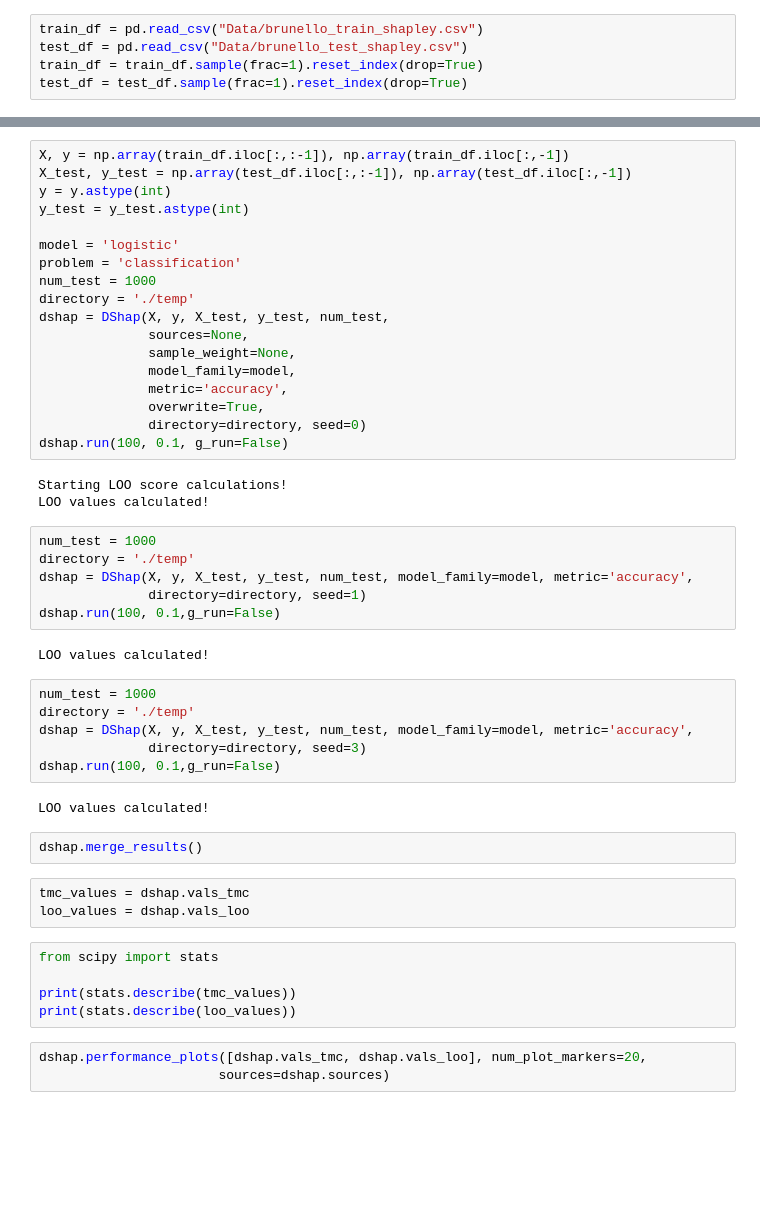
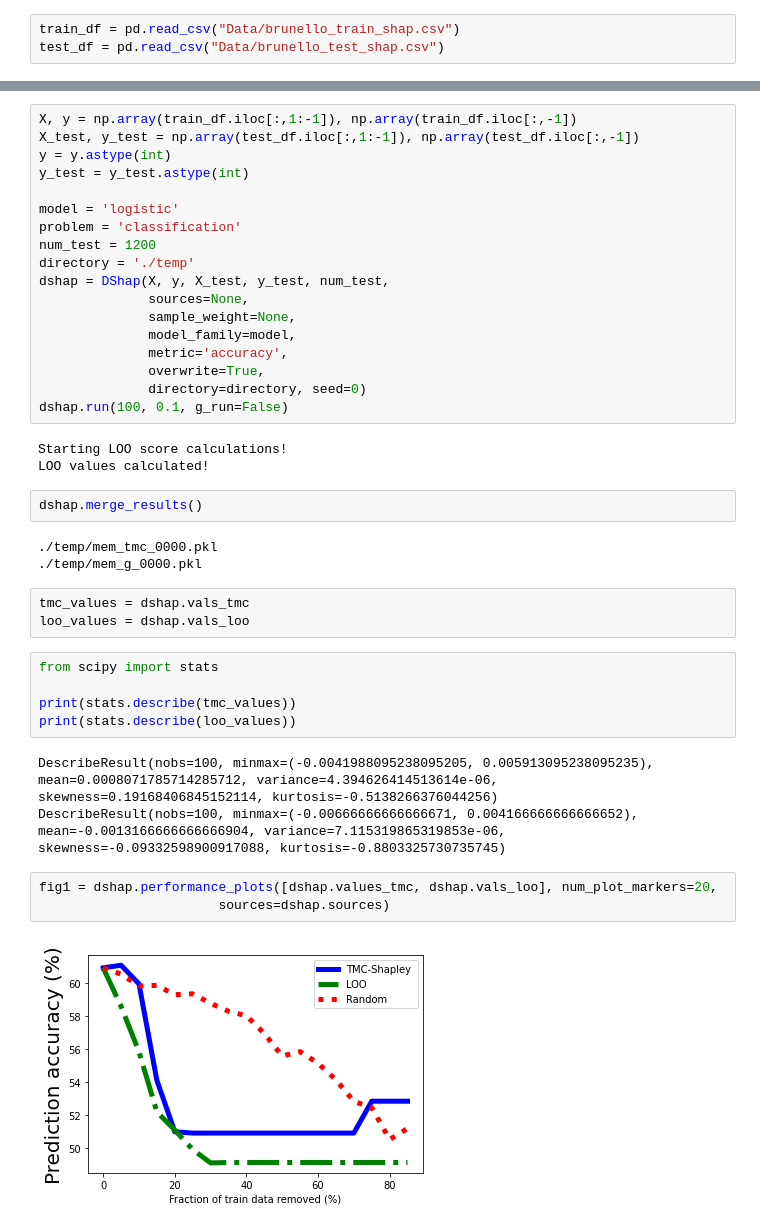
Before and after one commit to lawtonmanning/shapely, a Jupyter notebook: Assignment 5 - Josh.ipynb, the cells around one changed output, grey strips where cells are left out. Saved outputs shown, nothing was run; the diff lists cells and outputs as text; blank space fills up the shorter version.

Commit message:
new data

```diff
--- a/Assignment 5 - Josh.ipynb
+++ b/Assignment 5 - Josh.ipynb
@@ -16,8 +19,6 @@ MEM_DIR = './'
 # %%
-train_df = pd.read_csv("Data/brunello_train_shapley.csv")
-test_df = pd.read_csv("Data/brunello_test_shapley.csv")
-train_df = train_df.sample(frac=1).reset_index(drop=True)
-test_df = test_df.sample(frac=1).reset_index(drop=True)
+train_df = pd.read_csv("Data/brunello_train_shap.csv")
+test_df = pd.read_csv("Data/brunello_test_shap.csv")
 # %%
 print(train_df.shape)
 print(test_df.shape)
@@ -27,12 +28,12 @@ print(test_df.shape)
 # %%
-X, y = np.array(train_df.iloc[:,:-1]), np.array(train_df.iloc[:,-1])
-X_test, y_test = np.array(test_df.iloc[:,:-1]), np.array(test_df.iloc[:,-1])
+X, y = np.array(train_df.iloc[:,1:-1]), np.array(train_df.iloc[:,-1])
+X_test, y_test = np.array(test_df.iloc[:,1:-1]), np.array(test_df.iloc[:,-1])
 y = y.astype(int)
 y_test = y_test.astype(int)
 
 model = 'logistic'
 problem = 'classification'
-num_test = 1000
+num_test = 1200
 directory = './temp'
 dshap = DShap(X, y, X_test, y_test, num_test,
               sources=None,
@@ -45,24 +46,11 @@ dshap.run(100, 0.1, g_run=False)
 # %% [output]
 Starting LOO score calculations!
 LOO values calculated!
-# %%
-num_test = 1000
-directory = './temp'
-dshap = DShap(X, y, X_test, y_test, num_test, model_family=model, metric='accuracy',
-              directory=directory, seed=1)
-dshap.run(100, 0.1,g_run=False)
-# %% [output]
-LOO values calculated!
-# %%
-num_test = 1000
-directory = './temp'
-dshap = DShap(X, y, X_test, y_test, num_test, model_family=model, metric='accuracy',
-              directory=directory, seed=3)
-dshap.run(100, 0.1,g_run=False)
-# %% [output]
-LOO values calculated!
 # %%
 dshap.merge_results()
+# %% [output]
+./temp/mem_tmc_0000.pkl
+./temp/mem_g_0000.pkl
 # %%
 tmc_values = dshap.vals_tmc
 loo_values = dshap.vals_loo
@@ -71,7 +59,12 @@ from scipy import stats
 
 print(stats.describe(tmc_values))
 print(stats.describe(loo_values))
+# %% [output]
+DescribeResult(nobs=100, minmax=(-0.0041988095238095205, 0.005913095238095235), mean=0.0008071785714285712, variance=4.394626414513614e-06, skewness=0.19168406845152114, kurtosis=-0.5138266376044256)
+DescribeResult(nobs=100, minmax=(-0.00666666666666671, 0.004166666666666652), mean=-0.0013166666666666904, variance=7.115319865319853e-06, skewness=-0.09332598900917088, kurtosis=-0.8803325730735745)
 # %%
-dshap.performance_plots([dshap.vals_tmc, dshap.vals_loo], num_plot_markers=20,
+fig1 = dshap.performance_plots([dshap.values_tmc, dshap.vals_loo], num_plot_markers=20,
                        sources=dshap.sources)
+# %% [output]
+[figure, added]
 # %%
```
Also changed, not shown: parts of 3 cells of this notebook, 3 other files.
